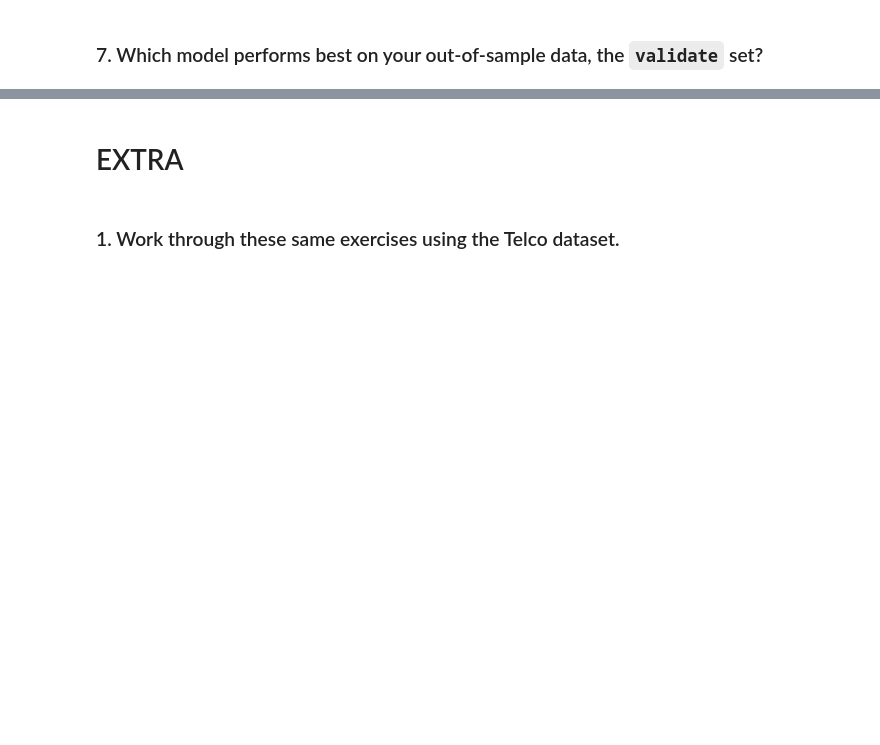
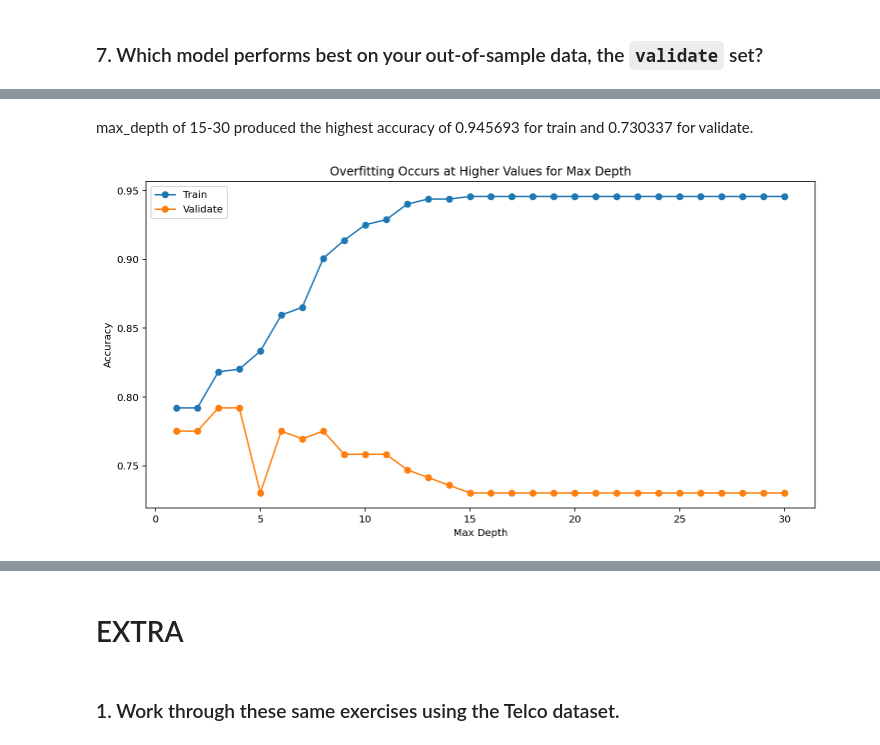
Before and after one commit to QMCBT-JustinEvans/classification-exercises, a Jupyter notebook: model.ipynb, the cells around one changed output, grey strips where cells are left out. Cells and saved outputs as stored; diff of their text form; code cells hidden in the pictures; blank space fills up the shorter version.

````diff
--- a/model.ipynb
+++ b/model.ipynb
@@ -46,5 +49,5 @@ _______________________________________________________________
 # %%
-titanic_df = get_titanic_data()
+titanic_df = acquire.get_titanic_df()
 titanic_df.head()
 # %% [output]
 |  | passenger_id | survived | pclass | sex | age | sibsp | parch | fare | embarked | class | ... |
@@ -83,0 +244,6 @@ accuracy
+# %%
+# Produce the classification report
+# comparing the actual y values and this model's predicted y values
+report = classification_report(y_train, y_predictions, output_dict = True)
+print("Tree1 with max_depth(3)")
+pd.DataFrame(report)
@@ -90,2 +317,30 @@ accuracy
 # %% [markdown]
 ### 7. Which model performs best on your out-of-sample data, the ```validate``` set?
+# %%
+# Let's continue getting loopy, so we can compare in-sample to out-of-sample
+metrics = []
+
+for i in range(1, 31):
+    # Make the model
+    tree = DecisionTreeClassifier(max_depth=i, random_state=1992)
+
+    # Fit the model (on train and only train)
+    tree = tree.fit(X_train, y_train)
+
+    # Use the model
+    # We'll evaluate the model's performance on train, first
+    in_sample_accuracy = tree.score(X_train, y_train)
+
+    out_of_sample_accuracy = tree.score(X_validate, y_validate)
+
+    output = {
+        "max_depth": i,
+        "train_accuracy": in_sample_accuracy,
+        "validate_accuracy": out_of_sample_accuracy
+    }
+
+    metrics.append(output)
+
+metrics_df = pd.DataFrame(metrics)
+metrics_df["difference"] = metrics_df.train_accuracy - metrics_df.validate_accuracy
+metrics_df
@@ -91,0 +365,13 @@ accuracy
+# %% [markdown]
+max_depth of 15-30 produced the highest accuracy of 0.945693 for train and 0.730337 for validate.
+# %%
+plt.figure(figsize=(12, 6))
+plt.plot(metrics_df.max_depth, metrics_df.train_accuracy, marker = 'o', label = 'Train')
+plt.plot(metrics_df.max_depth, metrics_df.validate_accuracy, marker = 'o', label = 'Validate')
+plt.title('Overfitting Occurs at Higher Values for Max Depth')
+plt.xlabel('Max Depth')
+plt.ylabel('Accuracy')
+plt.legend()
+plt.show()
+# %% [output]
+[figure, added]
````
Also changed, not shown: parts of 72 cells of this notebook, 10 other files.
